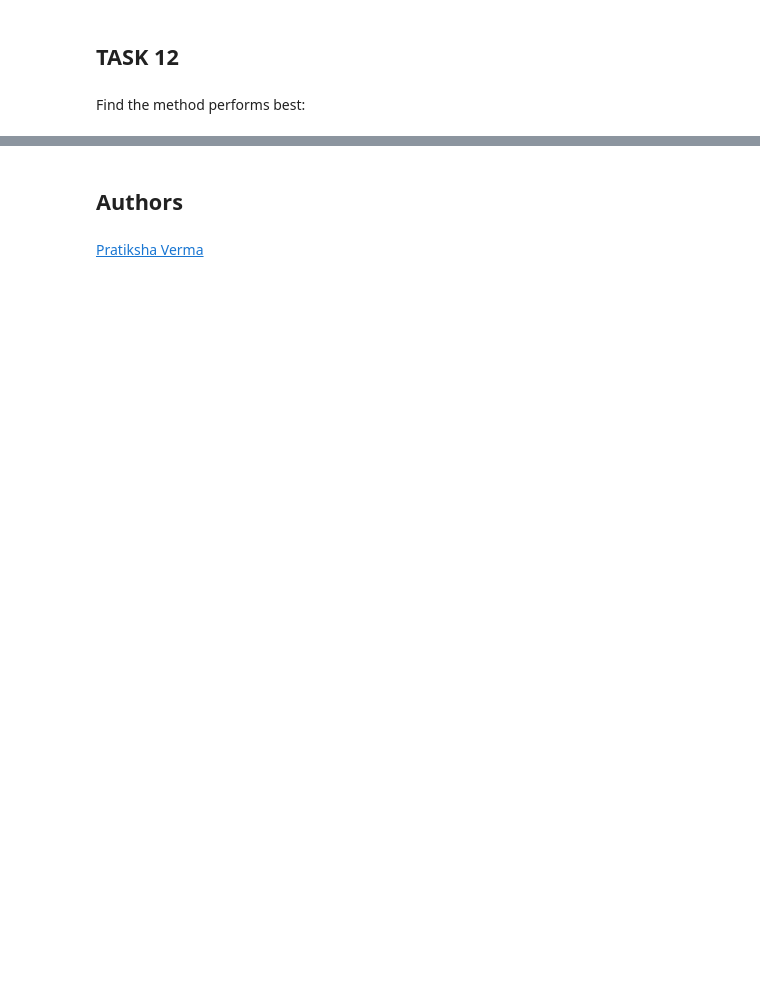
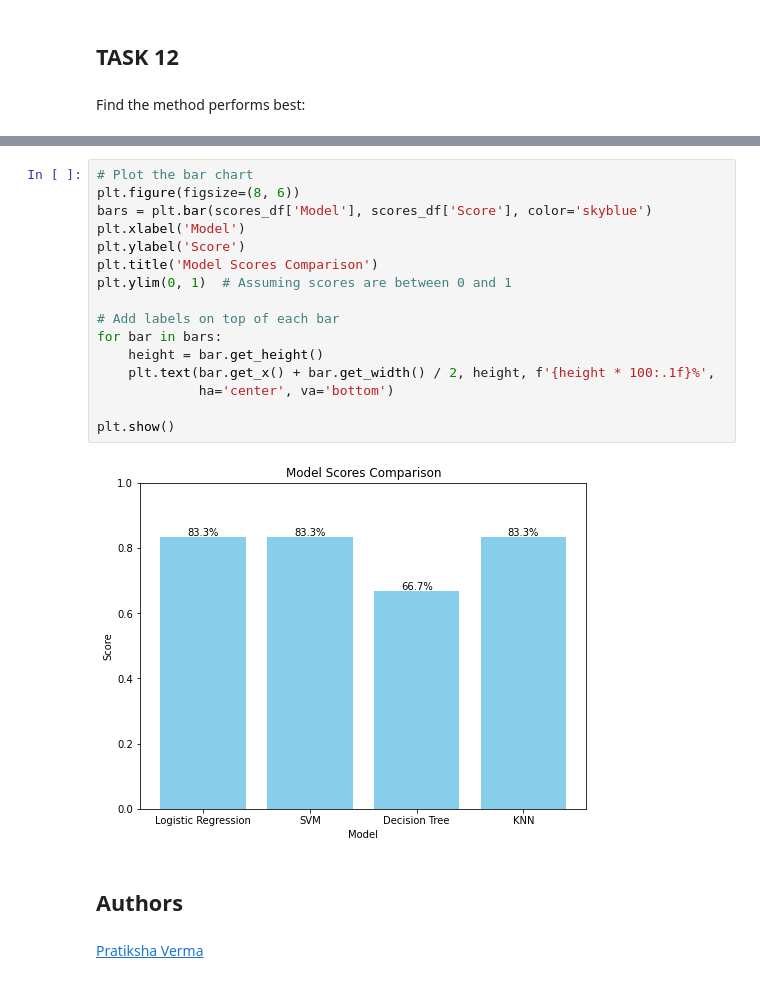
Before and after one commit to olgavasileva/ibm_applied_ds_capstone, a Jupyter notebook: mod4/labs/SpaceX_Machine Learning Prediction_Part_5.ipynb, the cells around one changed output, grey strips where cells are left out. Drawn from its saved outputs; the diff is of its cells as text; blank space fills up the shorter version.

```diff
--- a/mod4/labs/SpaceX_Machine Learning Prediction_Part_5.ipynb
+++ b/mod4/labs/SpaceX_Machine Learning Prediction_Part_5.ipynb
@@ -399,4 +396,22 @@ print(scores_df)
 3                  KNN  0.833333           Yes
+# %%
+# Plot the bar chart
+plt.figure(figsize=(8, 6))
+bars = plt.bar(scores_df['Model'], scores_df['Score'], color='skyblue')
+plt.xlabel('Model')
+plt.ylabel('Score')
+plt.title('Model Scores Comparison')
+plt.ylim(0, 1)  # Assuming scores are between 0 and 1
+
+# Add labels on top of each bar
+for bar in bars:
+    height = bar.get_height()
+    plt.text(bar.get_x() + bar.get_width() / 2, height, f'{height * 100:.1f}%',
+             ha='center', va='bottom')
+
+plt.show()
+# %% [output]
+[figure, added]
 # %% [markdown]
 ## Authors
 # %% [markdown]
```
Also changed, not shown: parts of 14 cells of this notebook.
